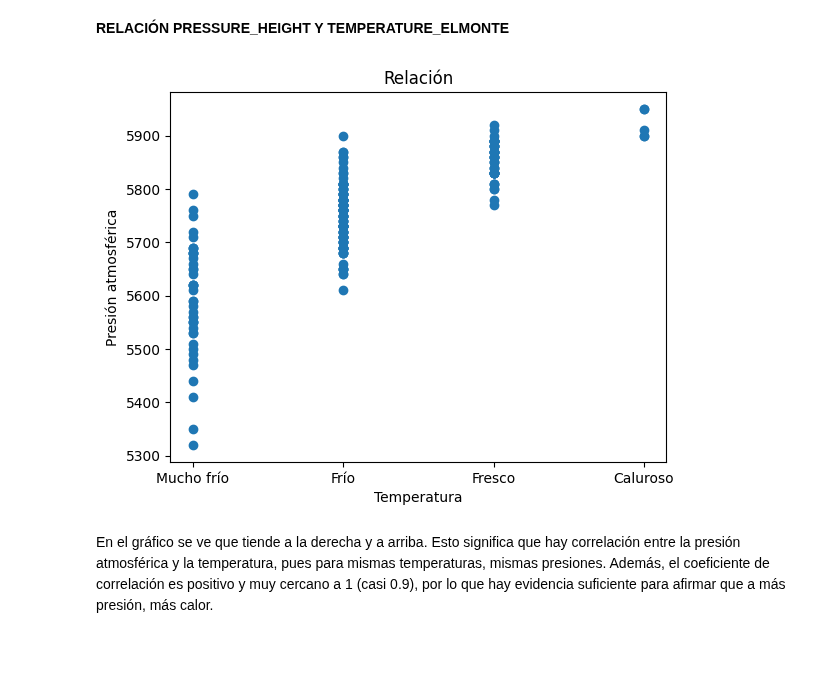
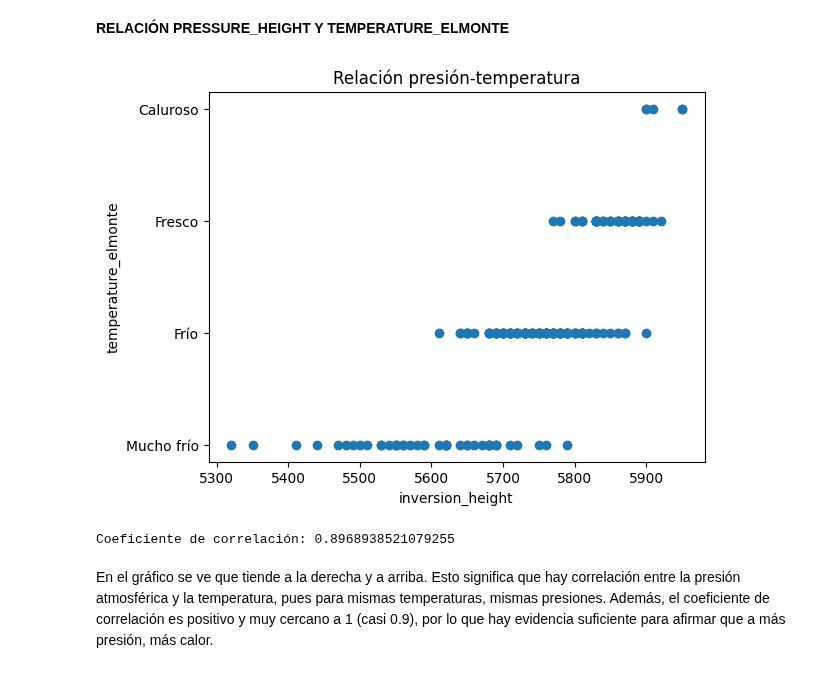
Before and after one commit to Alf-caput/P1_MineriaDeDatos, a Jupyter notebook: P2_SensoresAtmosfericos/P2_SensoresAtmosfericos.ipynb, the cells around one changed output. Saved outputs shown, nothing was run; the diff lists cells and outputs as text; code cells hidden in the pictures.

```diff
--- a/P2_SensoresAtmosfericos/P2_SensoresAtmosfericos.ipynb
+++ b/P2_SensoresAtmosfericos/P2_SensoresAtmosfericos.ipynb
@@ -149,7 +151,7 @@ Se emplearán cuatro variables en este apartado y dos de ellas serán las que se
 **wind_speed** : se dividirán los valores en 'Tranquilo' y 'Suave'.
 # %%
 lim = [0, 3, float('inf')]
-etiqueta= ['Viento tranquilo', 'Viento suave']
+etiqueta= ['Viento suave', 'Viento tranquilo']
 new_df['wind_category'] = pd.cut(new_df['wind_speed'], bins=lim, labels=etiqueta, right=False)
 # %% [markdown]
 **temperature_elmonte** : se dividirán los datos en 'Mucho frío', de 0 a 7 grados, 'Frío', de 8 a 17 grados, 'Fresco', de 18 a 26 grados, y 'Caluroso', de 26 grados en adelante.  Como los valores aparecen, aparentemente, en grados Farenheit, se pondrá en el código lo equivalente al grado Celsius en Farenheit.
@@ -160,3 +164,7 @@ new_df['tempelmonte_category'] = pd.cut(new_df['temperature_elmonte'], bins=lim,
+# %%
+lim = [26,47,65,78.8, float('inf')]
+etiqueta = ['Mucho frío','Frío','Fresco','Caluroso']
+new_df['tempinversion_category'] = pd.cut(new_df['inversion_temperature'], bins=lim, labels=etiqueta, right=False)
 # %% [markdown]
 **RELACIÓN OZONE_READING Y WIND_SPEED**
 
@@ -185,15 +193,16 @@ En definitiva, no hay suficiente evidencia para afirmar que la contaminación de
 # %% [markdown]
 **RELACIÓN PRESSURE_HEIGHT Y TEMPERATURE_ELMONTE**
 # %%
-plt.scatter(new_df['tempelmonte_category'], new_df['pressure_height'])
-plt.xlabel('temperature_elmonte')
-plt.ylabel('pressure_height')
+plt.scatter(new_df['pressure_height'], new_df['tempelmonte_category'])
+plt.xlabel('inversion_height')
+plt.ylabel('temperature_elmonte')
 plt.title('Relación presión-temperatura')
 plt.show()
 
 correlation = new_df['temperature_elmonte'].corr(new_df['pressure_height'])
 print("Coeficiente de correlación:", correlation)
 # %% [output]
-[figure, old version]
+[figure, new version]
+Coeficiente de correlación: 0.8968938521079255
 # %% [markdown]
 En el gráfico se ve que tiende a la derecha y a arriba.  Esto significa que hay correlación entre la presión atmosférica y la temperatura, pues para mismas temperaturas, mismas presiones.  Además, el coeficiente de correlación es positivo y muy cercano a 1 (casi 0.9), por lo que hay evidencia suficiente para afirmar que a más presión, más calor.
```
Also changed, not shown: parts of 8 cells of this notebook.
